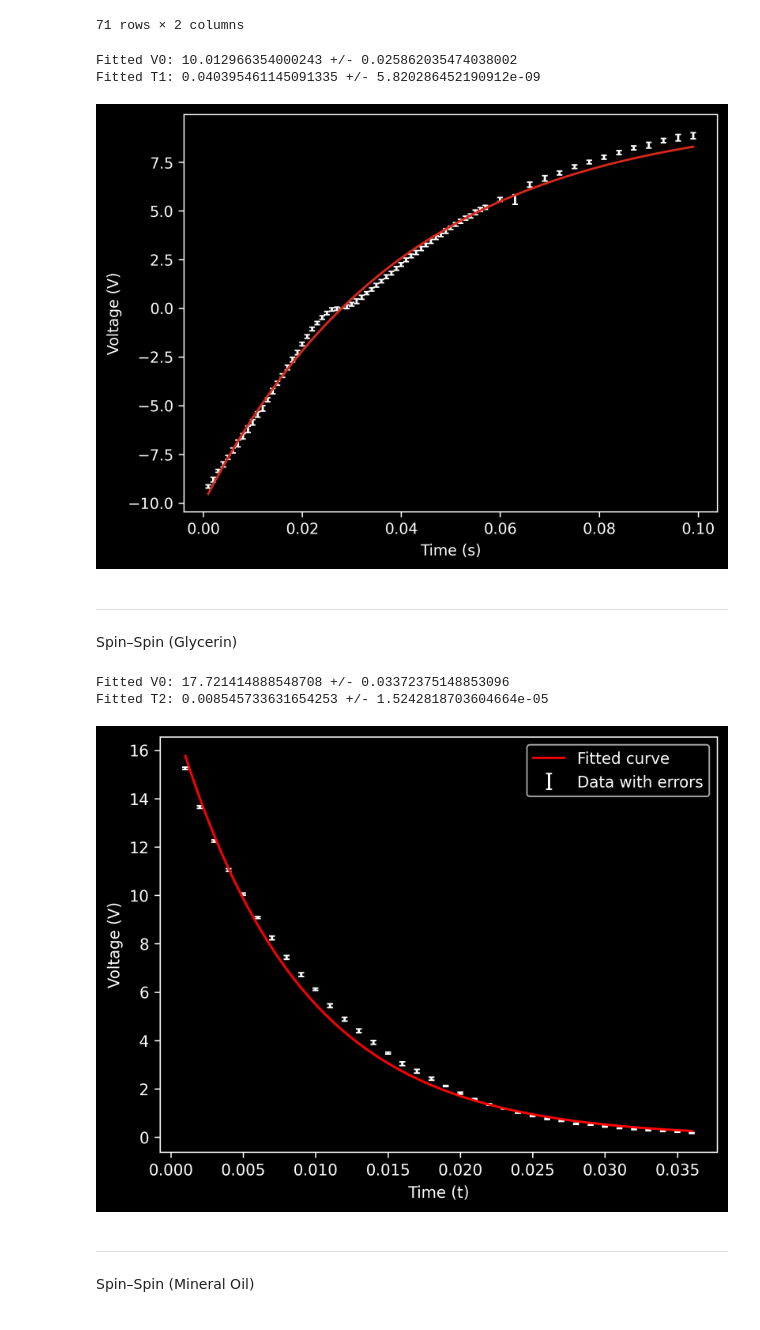
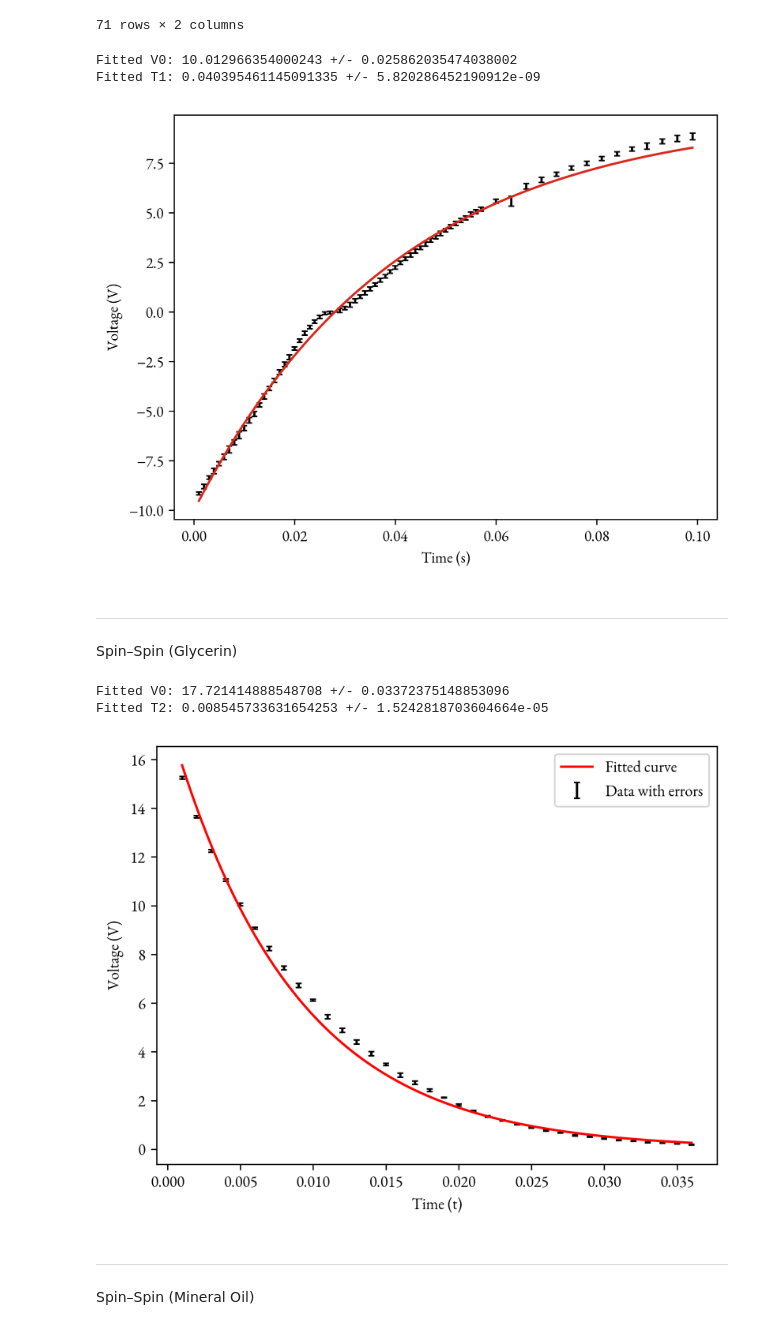
Before and after one commit to headunderheels/PHYS-461, a Jupyter notebook: 5-nmr/NMR.ipynb, the cells around one changed output. Cells and saved outputs as stored; diff of their text form; code cells hidden in the pictures.

Commit message:
changed figure style

```diff
--- a/5-nmr/NMR.ipynb
+++ b/5-nmr/NMR.ipynb
@@ -8,8 +8,13 @@ from scipy.optimize import curve_fit
 from uncertainties import ufloat
 from uncertainties.unumpy import nominal_values, std_devs
 
+plt.style.use('default')
 plt.rcParams['errorbar.capsize'] = 2
 plt.rcParams['figure.dpi'] = 300
+plt.rcParams["axes.formatter.use_mathtext"] = True
+font = "EB Garamond"
+plt.rcParams["font.family"] = font
+plt.rcParams['mathtext.fontset'] = 'dejavuserif'
 # %% [markdown]
 ---
 Spin–Lattice (Glycerin)
@@ -146,35 +151,35 @@ Vsigma = df['V'].apply(lambda V: max(V.std_dev, 1e-6))  # Replace 0 or near-zero
 
 # Use curve_fit with sigma to account for errors
 initial_guesses = [10, 0.01]
 popt, pcov = curve_fit(decay_model,
                                xdata=tdata,
                                ydata=Vdata,
                                sigma=Vsigma,
                                p0=initial_guesses,
                                absolute_sigma=True
                                )
 
 # Extract fitted parameters and their uncertainties
 V0_fitted, T1_fitted = popt
 V0_error, T1_error = np.sqrt(np.diag(pcov))
 
 print("Fitted V0:", V0_fitted, "+/-", V0_error)
 print("Fitted T1:", T1_fitted, "+/-", T1_error)
 
 # Plot data with error bars and fitted curve
 t_fit = np.linspace(min(tdata), max(tdata), 100)
 V_fit = decay_model(t_fit, V0_fitted, T1_fitted)
 
 plt.plot(t_fit, V_fit, color='#da291c', zorder=10)
-plt.errorbar(tdata, Vdata, yerr=Vsigma, fmt='none', label='Data with errors', color='white')
+plt.errorbar(tdata, Vdata, yerr=Vsigma, fmt='none', label='Data with errors', color='black')
 plt.xlabel('Time (s)')
 plt.ylabel('Voltage (V)')
 
 plt.show()
 # %% [output]
 Fitted V0: 10.012966354000243 +/- 0.025862035474038002
 Fitted T1: 0.040395461145091335 +/- 5.820286452190912e-09
-[figure, old version]
+[figure, new version]
 # %% [markdown]
 ---
 Spin–Spin (Glycerin)
@@ -222,7 +227,7 @@ t_fit = np.linspace(min(tdata), max(tdata), 100)
 V_fit = spin_spin_decay_model(t_fit, V0_fitted, T2_fitted)
 
 plt.plot(t_fit, V_fit, label='Fitted curve', color='red', zorder=10)
-plt.errorbar(tdata, Vdata, yerr=Vsigma, fmt='none', label='Data with errors', color='white')
+plt.errorbar(tdata, Vdata, yerr=Vsigma, fmt='none', label='Data with errors', color='black')
 plt.xlabel('Time (t)')
 plt.ylabel('Voltage (V)')
 plt.legend()
@@ -230,7 +235,7 @@ plt.show()
 # %% [output]
 Fitted V0: 17.721414888548708 +/- 0.03372375148853096
 Fitted T2: 0.008545733631654253 +/- 1.5242818703604664e-05
-[figure, old version]
+[figure, new version]
 # %% [markdown]
 ---
 Spin–Spin (Mineral Oil)
```
Also changed, not shown: parts of 2 cells of this notebook.
